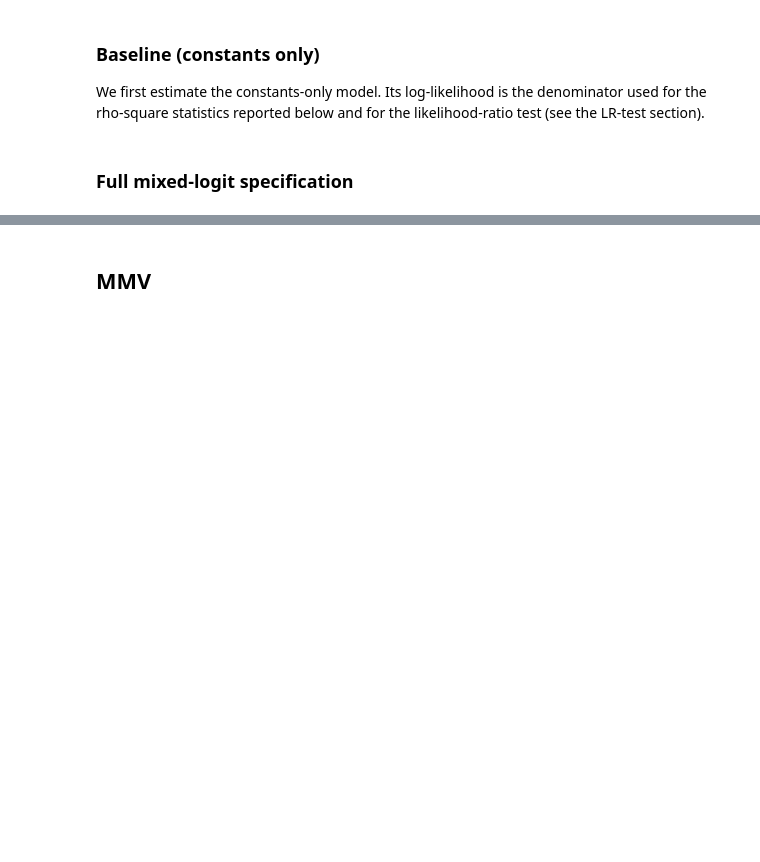
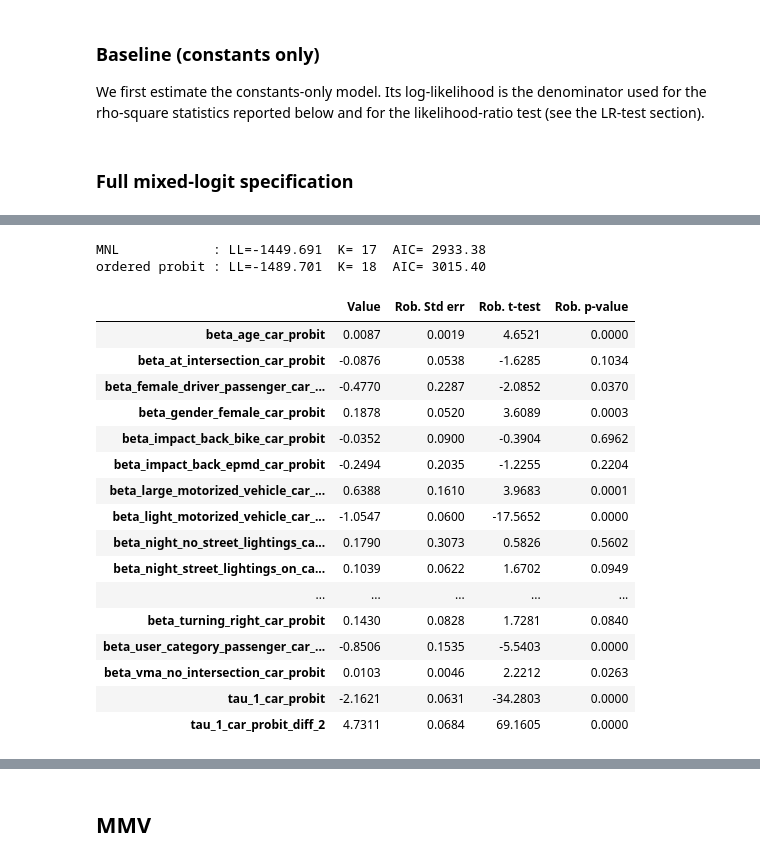
Before and after one commit to martin1207/modeling-mmv-severity, a Jupyter notebook: modeling_development.ipynb, the cells around one changed output, grey strips where cells are left out. Saved outputs shown, nothing was run; the diff lists cells and outputs as text; code cells hidden in the pictures; blank space fills up the shorter version.

```diff
--- a/modeling_development.ipynb
+++ b/modeling_development.ipynb
@@ -60,7 +67,14 @@ df_non_dummies=pd.concat([df_non_dummies,df_dummies],axis=1)
 df_non_dummies=df_non_dummies.dropna(subset=['age','severity'])
 
 
-df_non_dummies['age_opposite_mean'] = df_non_dummies['age_opposite_mean'].fillna(999)
+# On garde les observations sans tiers identifie au lieu de les supprimer :
+# la variable est mise a 0 -- soit la moyenne, puisque les continues sont
+# centrees -- et l'indicatrice ci-dessous absorbe le niveau propre de ce groupe.
+# `beta_age_opposite_mean` reste donc identifie sur les seules lignes renseignees.
+df_non_dummies['age_opposite_missing'] = (
+    df_non_dummies['age_opposite_mean'].isna().astype(int)
+)
+df_non_dummies['age_opposite_mean'] = df_non_dummies['age_opposite_mean'].fillna(0.0)
 
 df_non_dummies = df_non_dummies.reset_index(drop=True)
 # %%
@@ -240,0 +487,65 @@ results_ml_carcrashes.get_estimated_parameters()
+# %%
+# --- Car crashes: ordered-probit counterpart of the MNL above -----------------
+
+car_index_terms = {
+    'gender_female': gender_female,
+    'age': age,
+    'user_category_passenger': user_category_passenger,
+    'impact_back_bike': point_of_impact_back * (vehicle_bike + vehicle_e_bike),
+    'impact_back_epmd': point_of_impact_back * vehicle_e_pmd,
+    'light_motorized_vehicle': vehicle_type_2_light_motorized_vehicle,
+    'large_motorized_vehicle': vehicle_type_2_large_motorized_vehicle,
+    'overtaking': maneuver_2_overtaking,
+    'no_change_of_direction_bike': maneuver_without_change_of_direction * vehicle_bike,
+    'female_driver_passenger': user_category_passenger * gender_driver_female,
+    'at_intersection': (intersection_no_intersection == 0),
+    'vma_no_intersection': vma * intersection_no_intersection,
+    'night_street_lightings_on': lighting_conditions_night_with_street_lightings_on,
+    'night_no_street_lightings': lighting_conditions_night_without_street_lightings,
+    'turning_right': maneuver_2_turning_right,
+    'on_cycle_facility': accident_location_on_cycle_facility,
+}
+
+index_car = None
+for name, term in car_index_terms.items():
+    contribution = Beta(f'beta_{name}_car_probit', 0, None, None, 0) * term
+    index_car = contribution if index_car is None else index_car + contribution
+
+model_name = 'ordered_probit_carcrashes'
+the_proba = ordered_probit(
+    continuous_value=index_car,
+    list_of_discrete_values=[1, 2, 3],
+    tau_parameter=Beta('tau_1_car_probit', 1, None, None, 0),
+)
+logprob = log(Elem(the_proba, severity))
+model_car_probit = bio.BIOGEME(database_carcrashes, logprob)
+model_car_probit.modelName = model_name
+results_car_probit = estimate_in('carcrashes', model_car_probit)
+
+print(f'MNL            : LL={results_ml_carcrashes.data.logLike:9.3f}  '
+      f'K={results_ml_carcrashes.data.nparam:3d}  '
+      f'AIC={results_ml_carcrashes.data.akaike:8.2f}')
+print(f'ordered probit : LL={results_car_probit.data.logLike:9.3f}  '
+      f'K={results_car_probit.data.nparam:3d}  '
+      f'AIC={results_car_probit.data.akaike:8.2f}')
+results_car_probit.get_estimated_parameters().round(4)
+# %% [output]
+MNL            : LL=-1449.691  K= 17  AIC= 2933.38
+ordered probit : LL=-1489.701  K= 18  AIC= 3015.40
+|  | Value | Rob. Std err | Rob. t-test | Rob. p-value |
+| beta_age_car_probit | 0.0087 | 0.0019 | 4.6521 | 0.0000 |
+| beta_at_intersection_car_probit | -0.0876 | 0.0538 | -1.6285 | 0.1034 |
+| beta_female_driver_passenger_car_... | -0.4770 | 0.2287 | -2.0852 | 0.0370 |
+| beta_gender_female_car_probit | 0.1878 | 0.0520 | 3.6089 | 0.0003 |
+| beta_impact_back_bike_car_probit | -0.0352 | 0.0900 | -0.3904 | 0.6962 |
+| beta_impact_back_epmd_car_probit | -0.2494 | 0.2035 | -1.2255 | 0.2204 |
+| beta_large_motorized_vehicle_car_... | 0.6388 | 0.1610 | 3.9683 | 0.0001 |
+| beta_light_motorized_vehicle_car_... | -1.0547 | 0.0600 | -17.5652 | 0.0000 |
+| beta_night_no_street_lightings_ca... | 0.1790 | 0.3073 | 0.5826 | 0.5602 |
+| beta_night_street_lightings_on_ca... | 0.1039 | 0.0622 | 1.6702 | 0.0949 |
+| ... | ... | ... | ... | ... |
+| beta_turning_right_car_probit | 0.1430 | 0.0828 | 1.7281 | 0.0840 |
+| beta_user_category_passenger_car_... | -0.8506 | 0.1535 | -5.5403 | 0.0000 |
+| beta_vma_no_intersection_car_probit | 0.0103 | 0.0046 | 2.2212 | 0.0263 |
+| tau_1_car_probit | -2.1621 | 0.0631 | -34.2803 | 0.0000 |
+| tau_1_car_probit_diff_2 | 4.7311 | 0.0684 | 69.1605 | 0.0000 |
```
Also changed, not shown: parts of 55 cells of this notebook, 2 other files.
